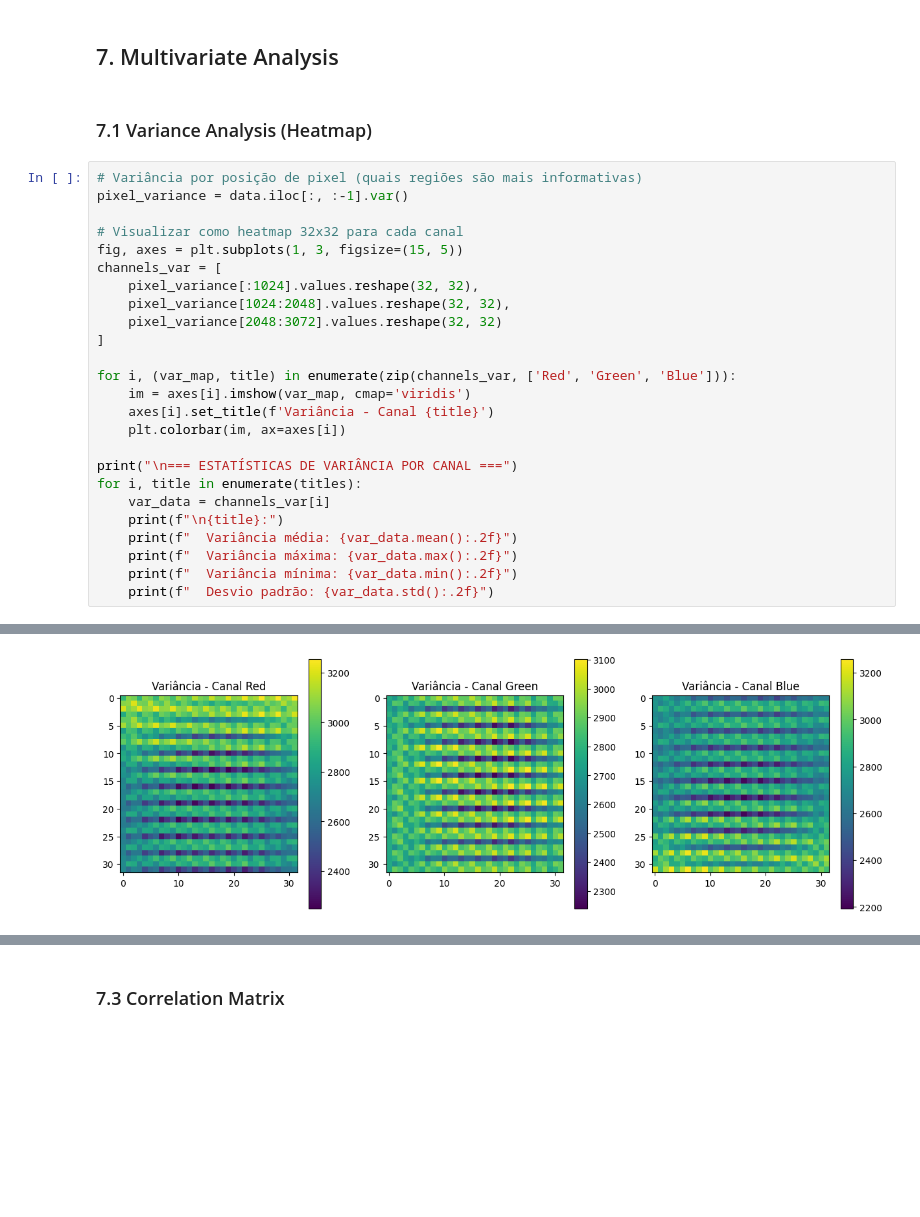
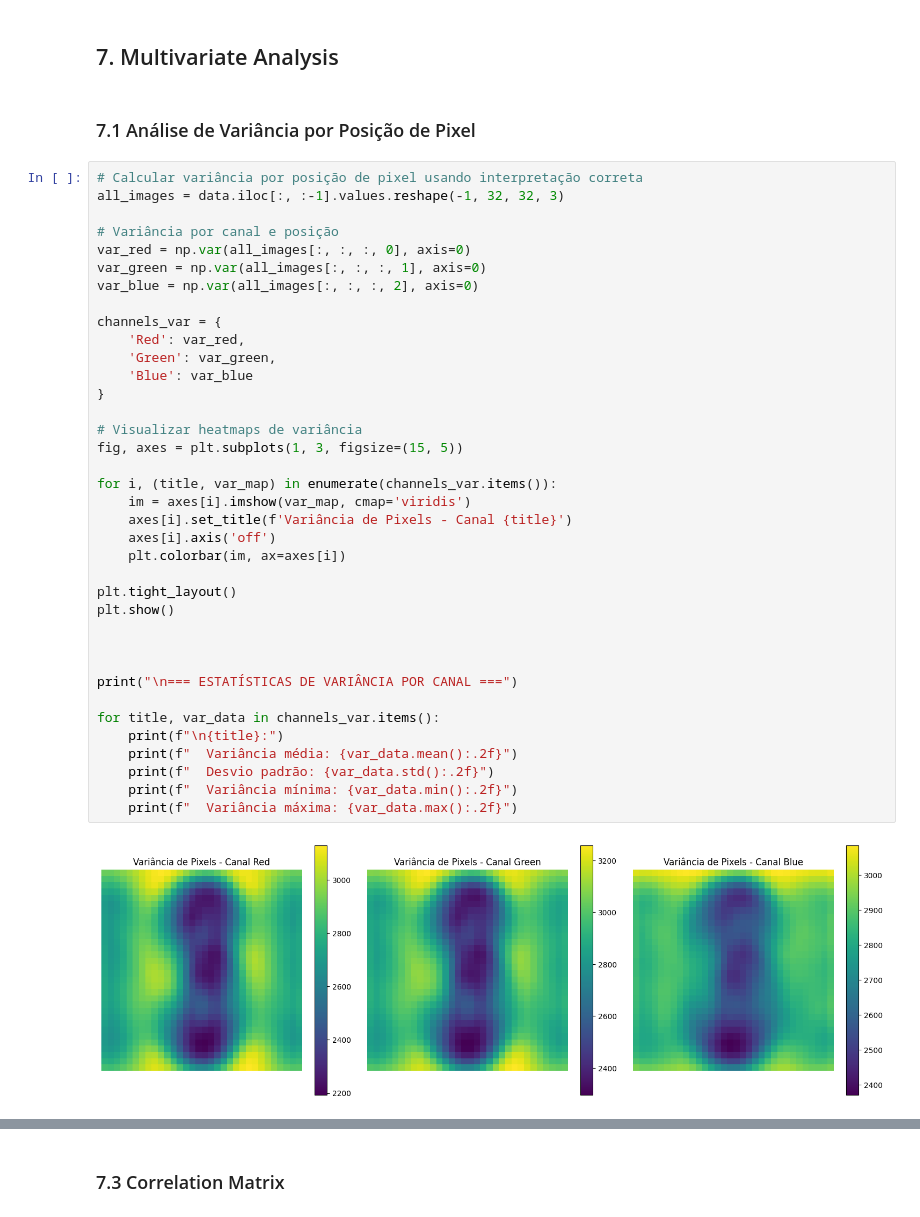
Before and after one commit to marquesgbr/SVHN_ML_project, a Jupyter notebook: 01_EDA.ipynb, the cells around one changed output, grey strips where cells are left out. Cells and saved outputs as stored; diff of their text form; blank space fills up the shorter version.

```diff
--- a/01_EDA.ipynb
+++ b/01_EDA.ipynb
@@ -184,33 +242,46 @@ Green Channel:
 ## 6. Outlier Detection
 # %% [markdown]
 ## 7. Multivariate Analysis
-# %% [markdown]
-### 7.1 Variance Analysis (Heatmap)
+# %% [markdown]
+### 7.1 Análise de Variância por Posição de Pixel
 # %%
-# Variância por posição de pixel (quais regiões são mais informativas)
-pixel_variance = data.iloc[:, :-1].var()
+# Calcular variância por posição de pixel usando interpretação correta
+all_images = data.iloc[:, :-1].values.reshape(-1, 32, 32, 3)
 
-# Visualizar como heatmap 32x32 para cada canal
+# Variância por canal e posição
+var_red = np.var(all_images[:, :, :, 0], axis=0)
+var_green = np.var(all_images[:, :, :, 1], axis=0)
+var_blue = np.var(all_images[:, :, :, 2], axis=0)
+
+channels_var = {
+    'Red': var_red,
+    'Green': var_green,
+    'Blue': var_blue
+}
+
+# Visualizar heatmaps de variância
 fig, axes = plt.subplots(1, 3, figsize=(15, 5))
-channels_var = [
-    pixel_variance[:1024].values.reshape(32, 32),
-    pixel_variance[1024:2048].values.reshape(32, 32),
-    pixel_variance[2048:3072].values.reshape(32, 32)
-]
 
-for i, (var_map, title) in enumerate(zip(channels_var, ['Red', 'Green', 'Blue'])):
+for i, (title, var_map) in enumerate(channels_var.items()):
     im = axes[i].imshow(var_map, cmap='viridis')
-    axes[i].set_title(f'Variância - Canal {title}')
+    axes[i].set_title(f'Variância de Pixels - Canal {title}')
+    axes[i].axis('off')
     plt.colorbar(im, ax=axes[i])
 
+plt.tight_layout()
+plt.show()
+
+
+
 print("\n=== ESTATÍSTICAS DE VARIÂNCIA POR CANAL ===")
-for i, title in enumerate(titles):
-    var_data = channels_var[i]
+
+for title, var_data in channels_var.items():
     print(f"\n{title}:")
     print(f"  Variância média: {var_data.mean():.2f}")
+    print(f"  Desvio padrão: {var_data.std():.2f}")
+    print(f"  Variância mínima: {var_data.min():.2f}")
     print(f"  Variância máxima: {var_data.max():.2f}")
-    print(f"  Variância mínima: {var_data.min():.2f}")
-    print(f"  Desvio padrão: {var_data.std():.2f}")
 # %% [output]
+[figure, new version]
 === ESTATÍSTICAS DE VARIÂNCIA POR CANAL ===
 
@@ -234 +304,0 @@ Blue Channel:
-[figure, old version]
```
Also changed, not shown: parts of 19 cells of this notebook, 2 other files.
